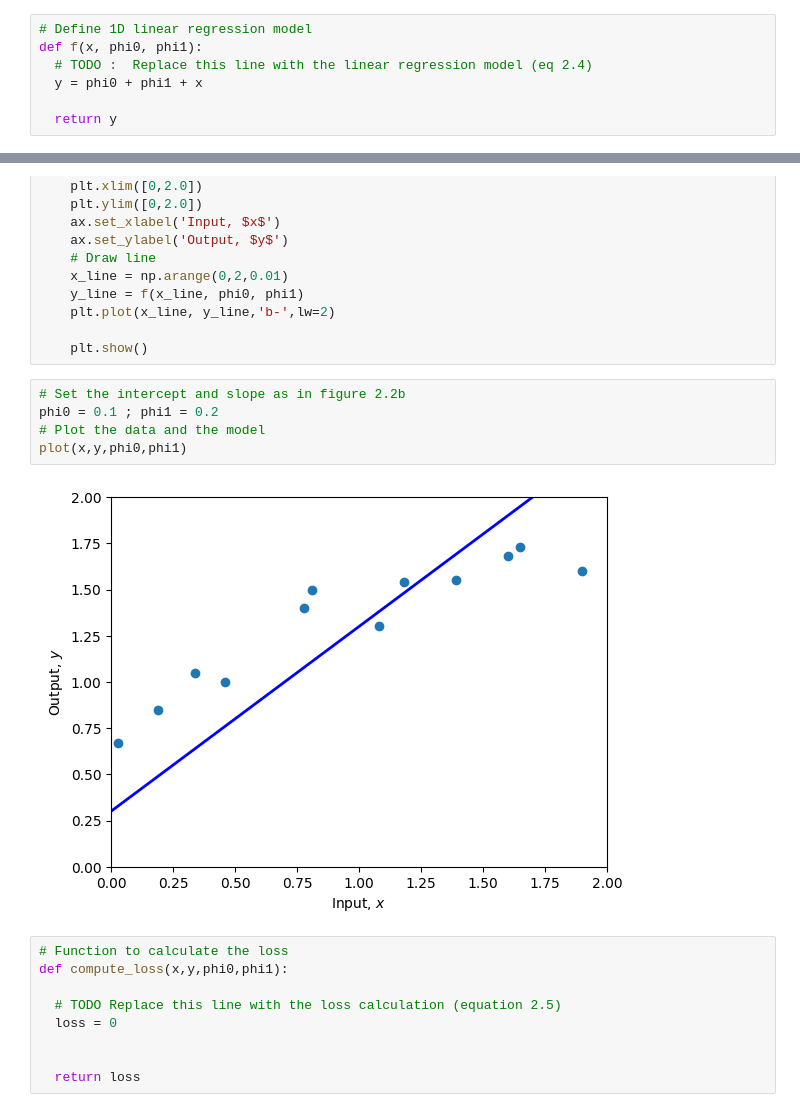
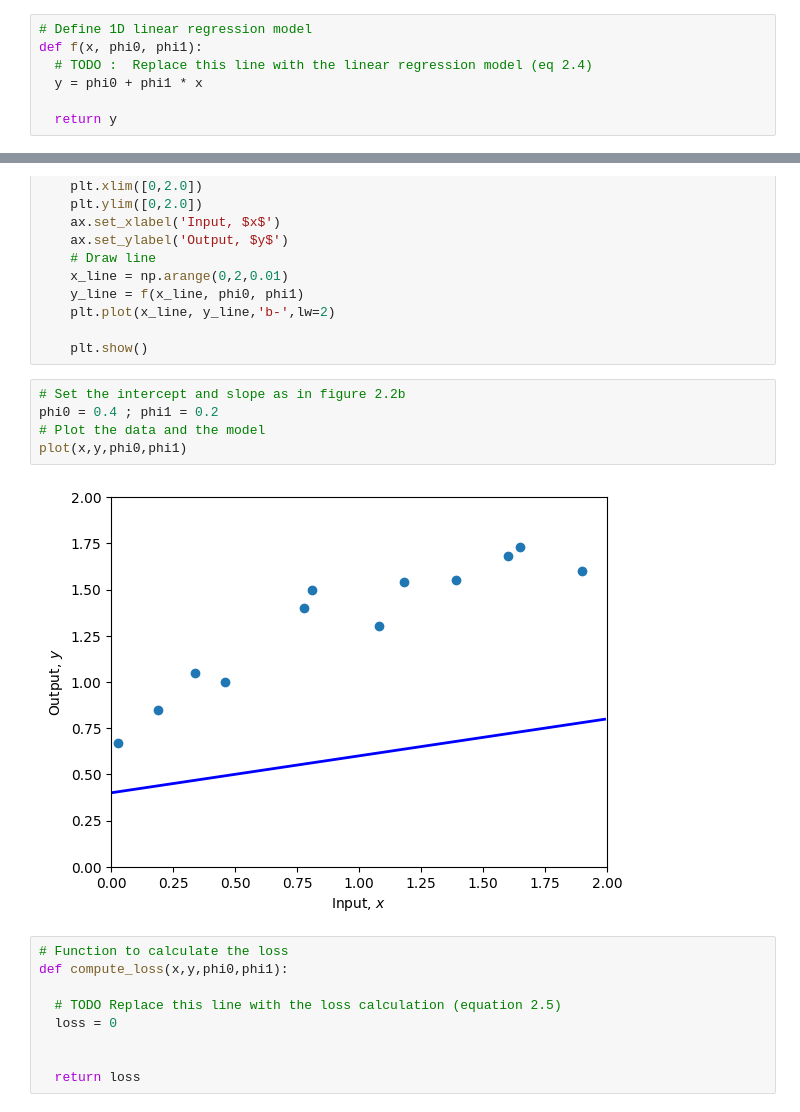
Before and after one commit to rknc0501/HCI, a Jupyter notebook: Notebooks/Chap02/2_1_Supervised_Learning.ipynb, the cells around one changed output, grey strips where cells are left out. Cells and saved outputs as stored; diff of their text form.

```diff
--- a/Notebooks/Chap02/2_1_Supervised_Learning.ipynb
+++ b/Notebooks/Chap02/2_1_Supervised_Learning.ipynb
@@ -27,7 +27,7 @@ print(y)
 # Define 1D linear regression model
 def f(x, phi0, phi1):
   # TODO :  Replace this line with the linear regression model (eq 2.4)
-  y = phi0 + phi1 + x
+  y = phi0 + phi1 * x
 
   return y
 # %%
@@ -47,11 +47,11 @@ def plot(x, y, phi0, phi1):
     plt.show()
 # %%
 # Set the intercept and slope as in figure 2.2b
-phi0 = 0.1 ; phi1 = 0.2
+phi0 = 0.4 ; phi1 = 0.2
 # Plot the data and the model
 plot(x,y,phi0,phi1)
 # %% [output]
-[figure, old version]
+[figure, new version]
 # %%
 # Function to calculate the loss
 def compute_loss(x,y,phi0,phi1):
```
